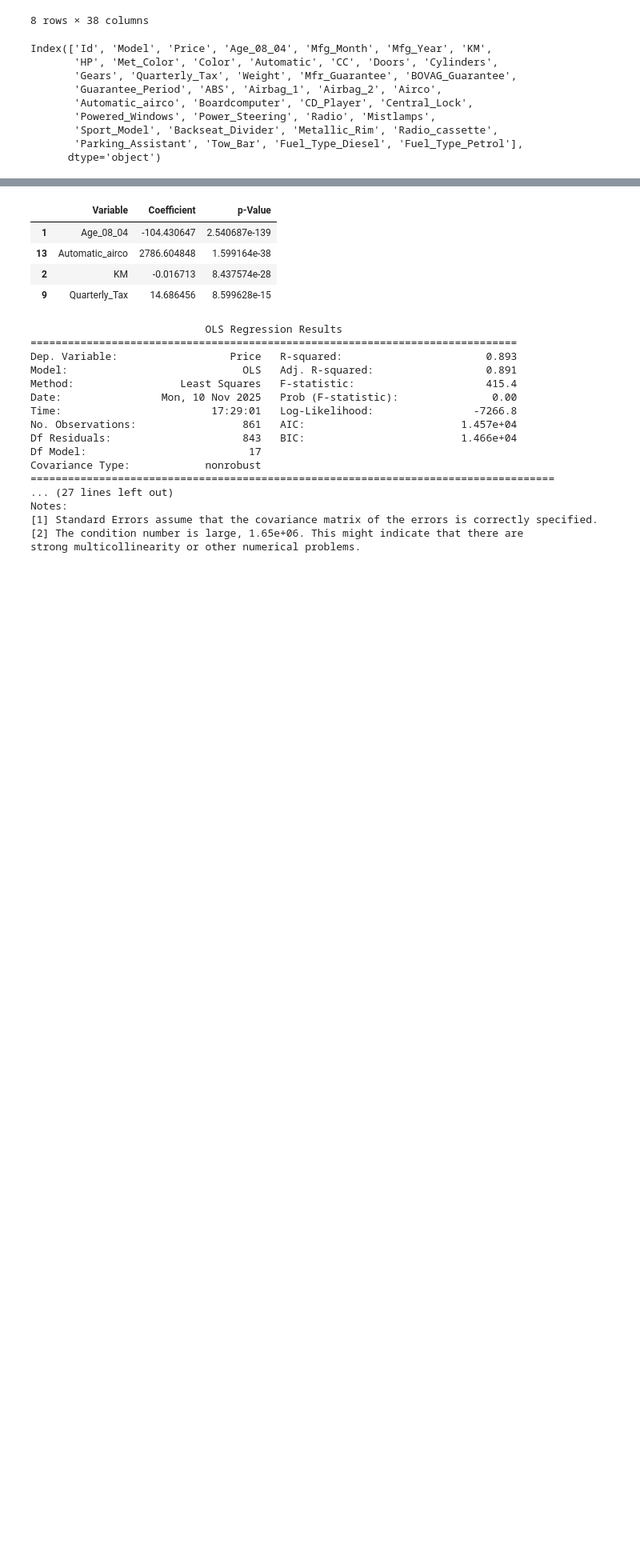
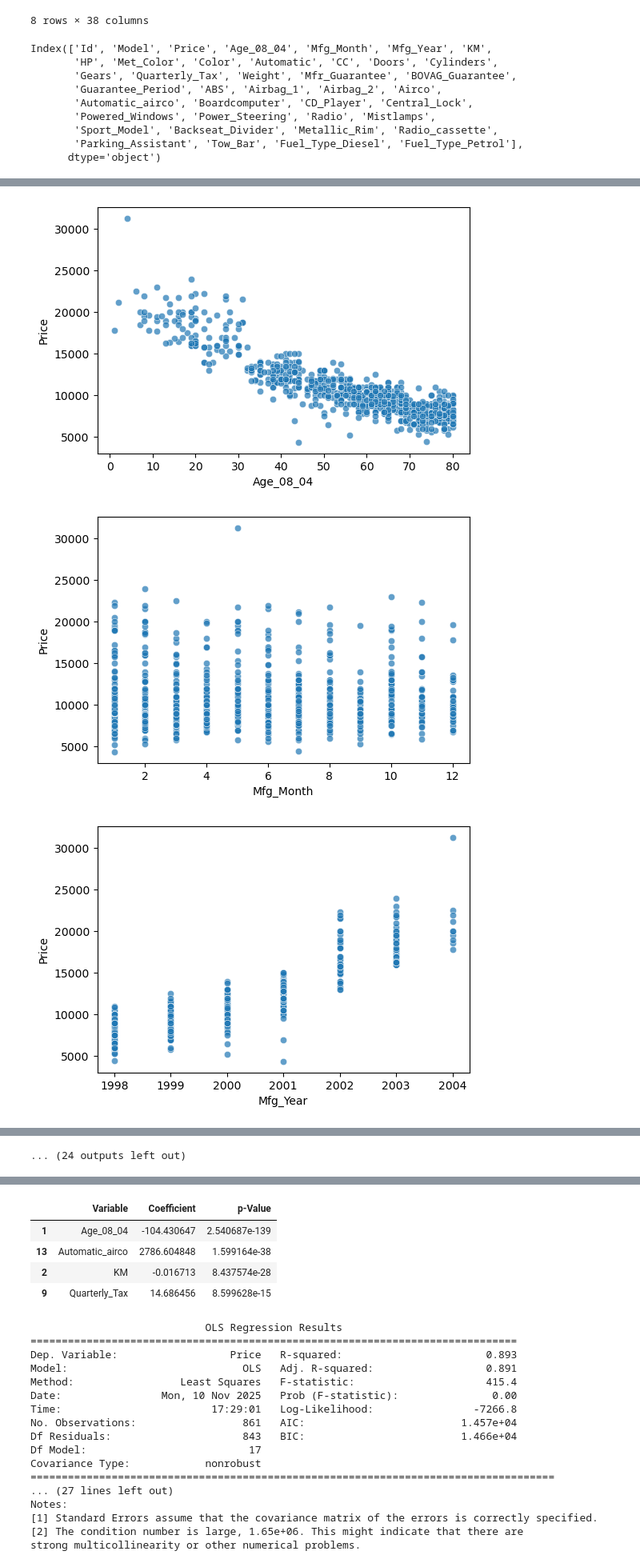
Before and after one commit to liulawrence2002/Project-1-MSBA, a Jupyter notebook: project_1_final.ipynb, the cells around one changed output, grey strips where cells are left out. Shown at 80% size. Drawn from its saved outputs; the diff is of its cells as text; code cells hidden in the pictures; blank space fills up the shorter version.

```diff
--- a/project_1_final.ipynb
+++ b/project_1_final.ipynb
@@ -147,15 +147,6 @@ first_test_features = [ 'Age_08_04', 'Mfg_Month', 'Mfg_Year', 'KM',
        'Sport_Model', 'Backseat_Divider', 'Metallic_Rim', 'Radio_cassette',
        'Parking_Assistant', 'Tow_Bar', 'Fuel_Type_Diesel', 'Fuel_Type_Petrol']
 
-## create scatter plots to visualize the data
-for i in first_test_features:
-    plt.figure(figsize=(3,2))
-    sns.scatterplot(x=train_data[i], y=train_data['Price'], alpha=0.7)
-    plt.xlabel(i)
-    plt.ylabel('Price')
-    plt.show()
-
-## based on this it was determined that linearly the best variables to test are Age_08_04, Mfg_Year
-## influential variables in HP, CC, Guarentee Period
-## relationship of KM looks like 1/x
+len(first_test_features)
+## checks out since removed , price , color , model , and ID
 # %% [output]
@@ -174,0 +154,16 @@ for i in first_test_features:
+# %%
+## create scatter plots to visualize the data
+for i in first_test_features:
+    plt.figure(figsize=(6,4))
+    sns.scatterplot(x = train_data[i], y = train_data['Price'], alpha=0.7)
+    plt.xlabel(i)
+    plt.ylabel('Price')
+    plt.show()
+
+## based on this it was determined that linearly the best variables to test are Age_08_04, Mfg_Year
+## influential variables in HP, CC, Guarentee Period
+## relationship of KM looks like 1/x
+# %% [output]
+[figure, added]
+[figure, added]
+[figure, added]
@@ -175,3 +179,4 @@ for i in first_test_features:
+... (24 outputs left out)
 # %%
 features_6 = ['Age_08_04', 'Mfg_Year', 'KM', 'Quarterly_Tax' , 'HP' ,'Weight']
 fig, axes = plt.subplots(3, 2, figsize=(8, 6))
```
Also changed, not shown: parts of 10 cells of this notebook.
